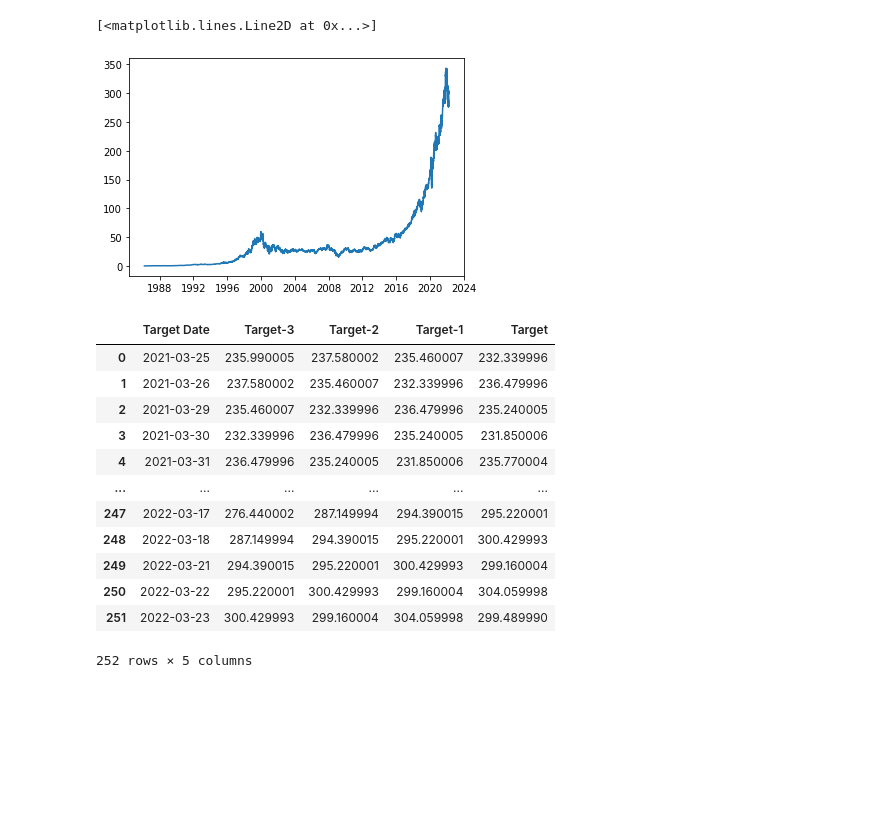
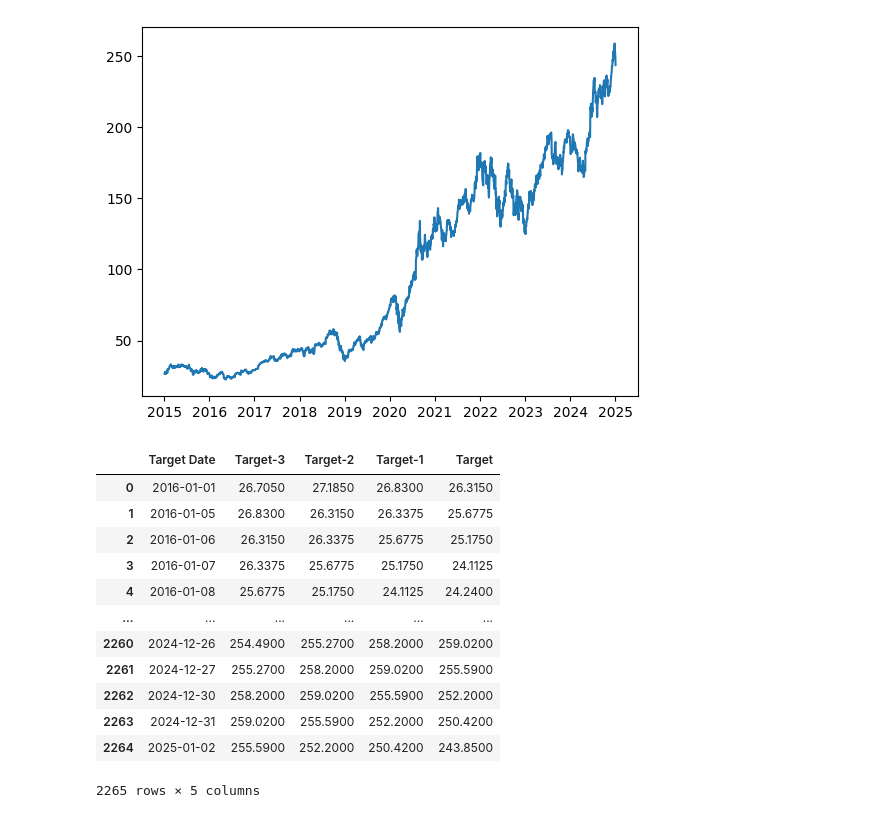
Before and after one commit to lifrocszh/Projects, a Jupyter notebook: Deep Learning/Microsoft_Stock_Forecasting_with_LSTMs.ipynb, the cells around one changed output. Cells and saved outputs as stored; diff of their text form; code cells hidden in the pictures; blank space fills up the shorter version.

```diff
--- a/Deep Learning/Microsoft_Stock_Forecasting_with_LSTMs.ipynb
+++ b/Deep Learning/Microsoft_Stock_Forecasting_with_LSTMs.ipynb
@@ -60,0 +16,4 @@ Name: Date, Length: 9082, dtype: object
+# %%
+# Only want Date and Closing price
+df = df[['Date', 'Close/Last']]
+df.head()
@@ -61,10 +27,5 @@ Name: Date, Length: 9082, dtype: object
 # %%
-import datetime
-
 def str_to_datetime(s):
-  split = s.split('-')
-  year, month, day = int(split[0]), int(split[1]), int(split[2])
+  split = s.split('/')
+  month, day, year = int(split[0]), int(split[1]), int(split[2])
   return datetime.datetime(year=year, month=month, day=day)
-
-datetime_object = str_to_datetime('1986-03-19')
-datetime_object
@@ -89,4 +32,6 @@ df
 # %%
 df['Date'] = df['Date'].apply(str_to_datetime)
-df['Date']
+df.index = df.pop('Date')
+df['Close/Last'] = df['Close/Last'].str.replace('$', '').astype(float)
+df.head()
 # %% [output]
@@ -127,0 +45,3 @@ df
+# %%
+df.sort_index(inplace=True)
+df.head()
@@ -128,10 +56,10 @@ df
 # %%
-import matplotlib.pyplot as plt
+import matplotlib.ticker as ticker
 
-plt.plot(df.index, df['Close'])
+plt.plot(df.index, df['Close/Last'])
+plt.show()
 # %% [output]
-[<matplotlib.lines.Line2D at 0x...>]
-[figure, old version]
+[figure, new version]
 # %%
 import numpy as np
 
@@ -152,7 +80,7 @@ def df_to_windowed_df(dataframe, first_date_str, last_date_str, n=3):
       print(f'Error: Window of size {n} is too large for date {target_date}')
       return
 
-    values = df_subset['Close'].to_numpy()
+    values = df_subset['Close/Last'].to_numpy()
     x, y = values[:-1], values[-1]
 
     dates.append(target_date)
@@ -186,26 +114,26 @@ def df_to_windowed_df(dataframe, first_date_str, last_date_str, n=3):
 
   return ret_df
 
-# Start day second time around: '2021-03-25'
+# Initalise start date
 windowed_df = df_to_windowed_df(df,
-                                '2021-03-25',
-                                '2022-03-23',
-                                n=3)
+                                '01/01/2016', # start date
+                                '01/02/2025', # end date
+                                n=3) # target window
 windowed_df
 # %% [output]
 |  | Target Date | Target-3 | Target-2 | Target-1 | Target |
-| 0 | 2021-03-25 | 235.990005 | 237.580002 | 235.460007 | 232.339996 |
-| 1 | 2021-03-26 | 237.580002 | 235.460007 | 232.339996 | 236.479996 |
-| 2 | 2021-03-29 | 235.460007 | 232.339996 | 236.479996 | 235.240005 |
-| 3 | 2021-03-30 | 232.339996 | 236.479996 | 235.240005 | 231.850006 |
-| 4 | 2021-03-31 | 236.479996 | 235.240005 | 231.850006 | 235.770004 |
+| 0 | 2016-01-01 | 26.7050 | 27.1850 | 26.8300 | 26.3150 |
+| 1 | 2016-01-05 | 26.8300 | 26.3150 | 26.3375 | 25.6775 |
+| 2 | 2016-01-06 | 26.3150 | 26.3375 | 25.6775 | 25.1750 |
+| 3 | 2016-01-07 | 26.3375 | 25.6775 | 25.1750 | 24.1125 |
+| 4 | 2016-01-08 | 25.6775 | 25.1750 | 24.1125 | 24.2400 |
 | ... | ... | ... | ... | ... | ... |
-| 247 | 2022-03-17 | 276.440002 | 287.149994 | 294.390015 | 295.220001 |
-| 248 | 2022-03-18 | 287.149994 | 294.390015 | 295.220001 | 300.429993 |
-| 249 | 2022-03-21 | 294.390015 | 295.220001 | 300.429993 | 299.160004 |
-| 250 | 2022-03-22 | 295.220001 | 300.429993 | 299.160004 | 304.059998 |
-| 251 | 2022-03-23 | 300.429993 | 299.160004 | 304.059998 | 299.489990 |
+| 2260 | 2024-12-26 | 254.4900 | 255.2700 | 258.2000 | 259.0200 |
+| 2261 | 2024-12-27 | 255.2700 | 258.2000 | 259.0200 | 255.5900 |
+| 2262 | 2024-12-30 | 258.2000 | 259.0200 | 255.5900 | 252.2000 |
+| 2263 | 2024-12-31 | 259.0200 | 255.5900 | 252.2000 | 250.4200 |
+| 2264 | 2025-01-02 | 255.5900 | 252.2000 | 250.4200 | 243.8500 |
-252 rows × 5 columns
+2265 rows × 5 columns
 # %%
 def windowed_df_to_date_X_y(windowed_dataframe):
   df_as_np = windowed_dataframe.to_numpy()
```
Also changed, not shown: parts of 31 cells of this notebook.
